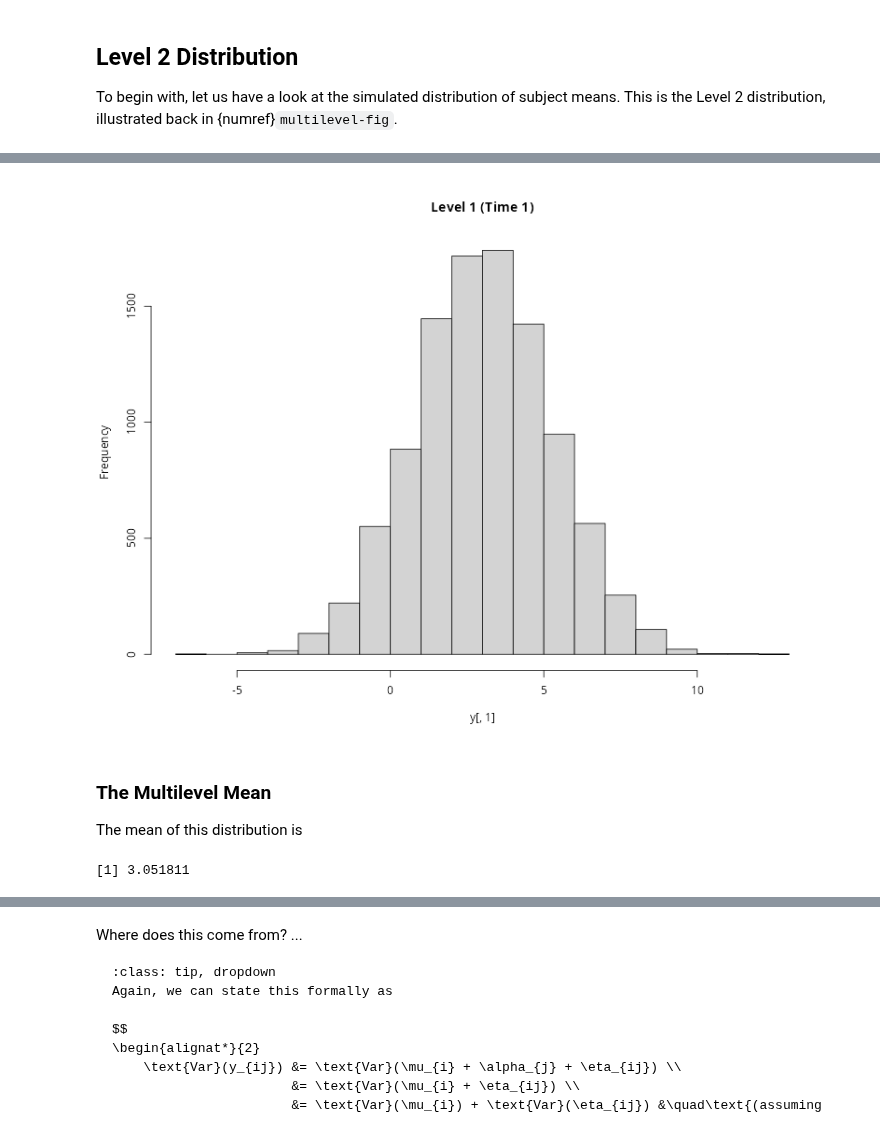
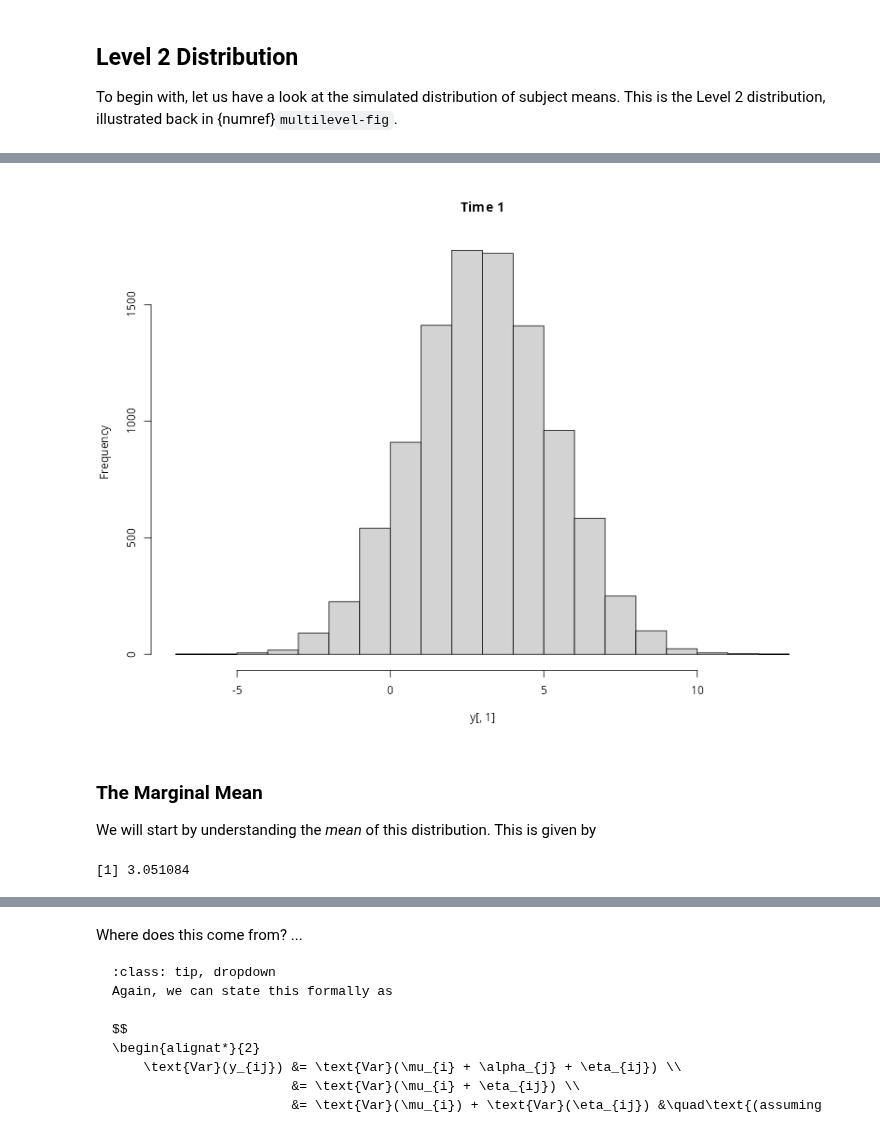
Before and after one commit to PCHN63112-Mixed-Models/mixed-effects-intro, a Jupyter notebook: 3.multilevel-simulation.ipynb, the cells around one changed output, grey strips where cells are left out. Cells and saved outputs as stored; diff of their text form; code cells hidden in the pictures.

```diff
--- a/3.multilevel-simulation.ipynb
+++ b/3.multilevel-simulation.ipynb
@@ -20,8 +20,8 @@ mu    <- 5                          # group-level grand mean
 alpha <- c(-2,1,3)                  # repeated measures effects
 
 # variances
-sigma2.1 <- 3                       # Level 1 (within-subject)
-sigma2.2 <- 2                       # Level 2 (between-subjects)
+sigma2.1 <- 2                       # Level 1 (within-subject)
+sigma2.2 <- 3                       # Level 2 (between-subjects)
 
 # empty matrix for y (N x T)
 y <- matrix(nrow=n.subs, ncol=n.t)
@@ -109,12 +149,12 @@ To understand these distributions, we will focus on `Level 1 (Time 1)`, which is
 # %%
-hist(y[,1], main='Level 1 (Time 1)')
+hist(y[,1], main='Time 1')
 # %% [output]
-[figure, old version]
+[figure, new version]
 # %% [markdown]
-### The Multilevel Mean
-The mean of this distribution is
+### The Marginal Mean
+We will start by understanding the *mean* of this distribution. This is given by
 # %%
 mean(y[,1])
 # %% [output]
-[1] 3.051811
+[1] 3.051084
 # %% [markdown]
```
Also changed, not shown: parts of 22 cells of this notebook, 24 other files.
